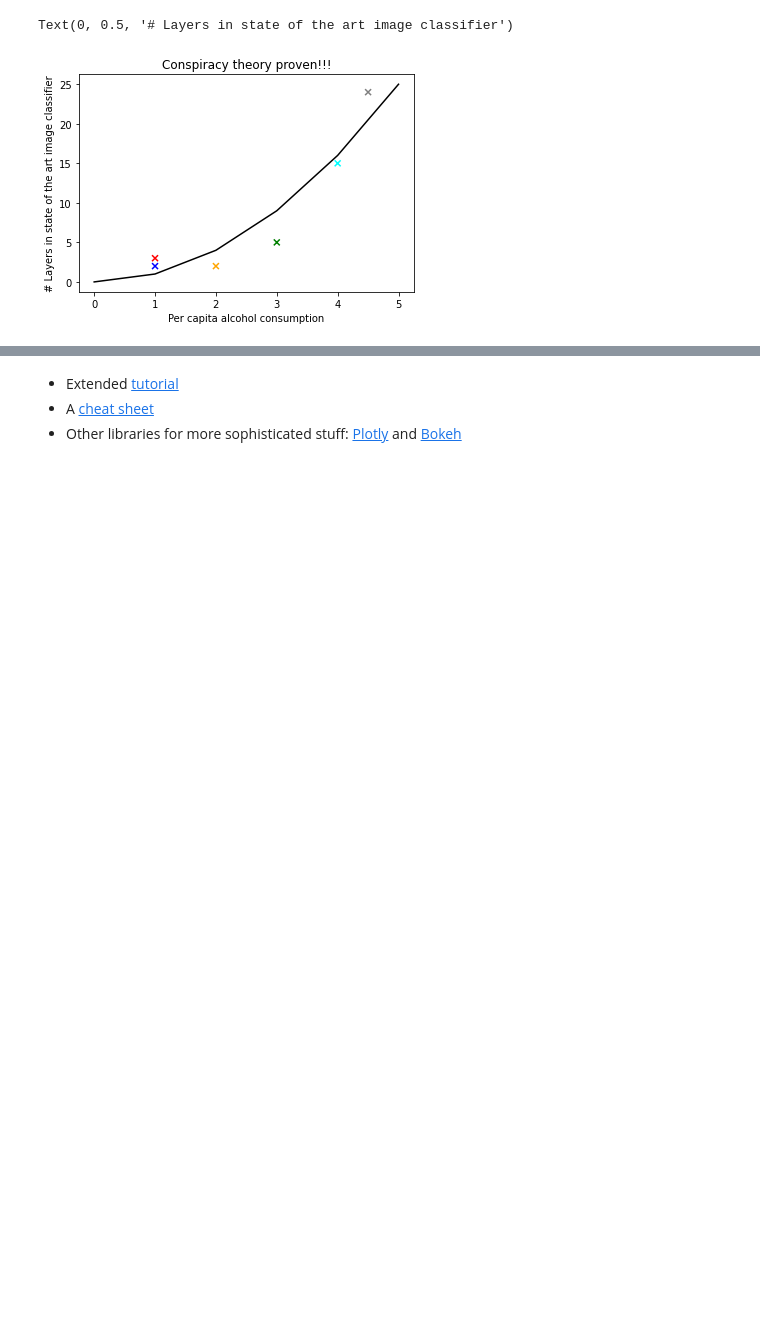
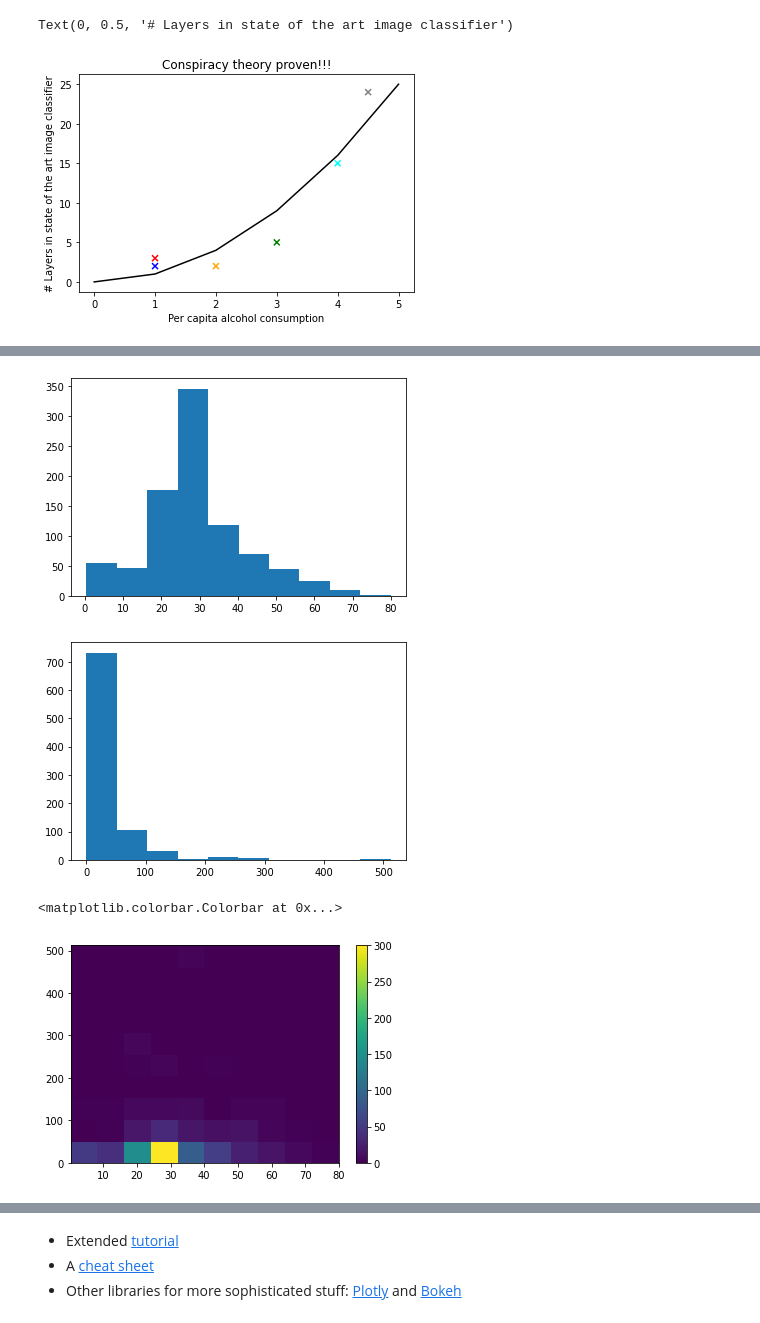
Before and after one commit to pakshingho/Practical-Reinforcement-Learning-HSE, a Jupyter notebook: week1_intro/primer/recap_ml.ipynb, the cells around one changed output, grey strips where cells are left out. Saved outputs shown, nothing was run; the diff lists cells and outputs as text; code cells hidden in the pictures; blank space fills up the shorter version.

```diff
--- a/week1_intro/primer/recap_ml.ipynb
+++ b/week1_intro/primer/recap_ml.ipynb
@@ -575,9 +575,20 @@ plt.hist([0, 1, 1, 1, 2, 2, 3, 3, 3, 3, 3, 4,
 # %%
 # plot a histogram of age and a histogram of ticket fares on separate plots
 
-<YOUR CODE>
+plt.hist(data['Age'])
+plt.show()
+
+plt.hist(data['Fare'])
+plt.show()
 
 # bonus: use tab shift-tab to see if there is a way to draw a 2D histogram of age vs fare.
+plt.hist2d('Age', 'Fare', data=data,  )
+plt.colorbar()
+# %% [output]
+[figure, added]
+[figure, added]
+<matplotlib.colorbar.Colorbar at 0x...>
+[figure, added]
 # %%
 # make a scatter plot of passenger age vs ticket fare
 
```
Also changed, not shown: parts of 8 cells of this notebook.
